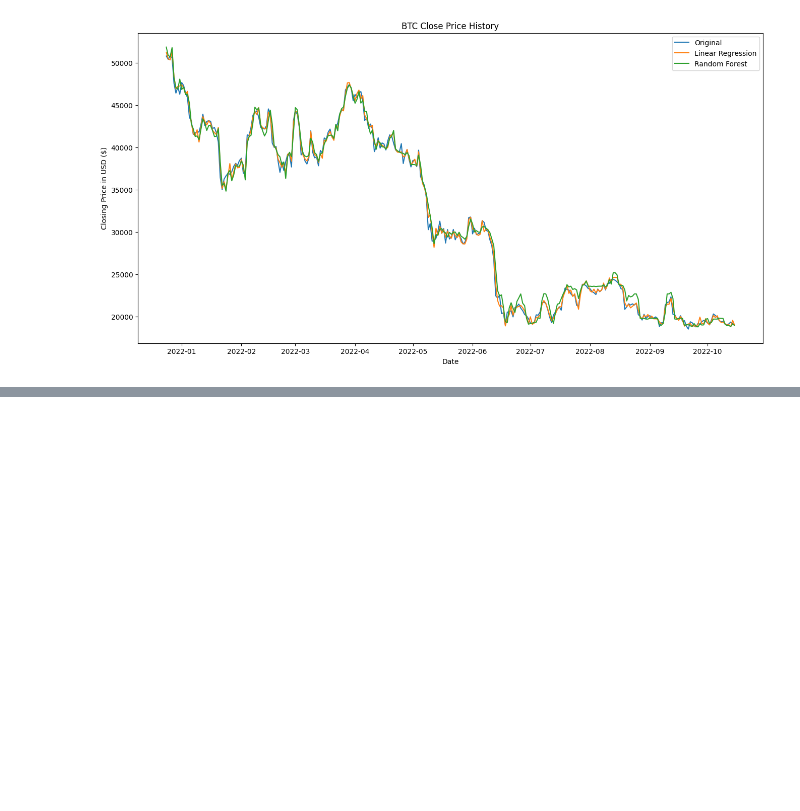
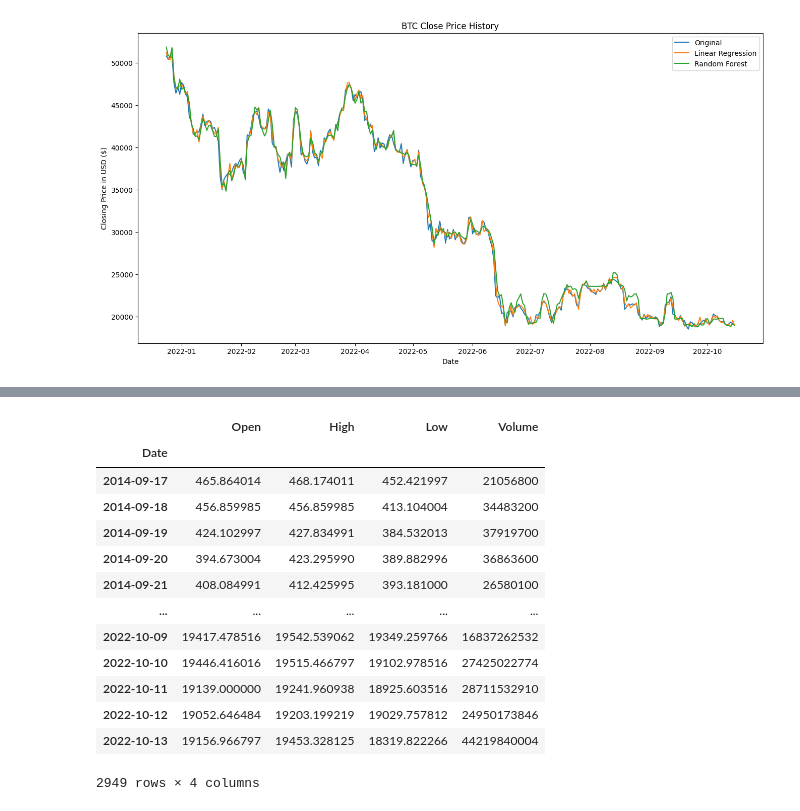
Before and after one commit to RompfRobert/Machine_Learning_and_Deep_Learning, a Jupyter notebook: MIB_Non-Neural_Machine_Learning/08_Assignement/rrompf_assignement_B.ipynb, the cells around one changed output, grey strips where cells are left out. Cells and saved outputs as stored; diff of their text form; code cells hidden in the pictures; blank space fills up the shorter version.

```diff
--- a/MIB_Non-Neural_Machine_Learning/08_Assignement/rrompf_assignement_B.ipynb
+++ b/MIB_Non-Neural_Machine_Learning/08_Assignement/rrompf_assignement_B.ipynb
@@ -377,0 +391,28 @@ plt.show()
+# %%
+# Create X and y variables shifted by the number of days we want to predict.
+X = df2.drop(['Close', 'Adj Close'], axis=1)[:-future_days]
+y = df2[['Close']][:-future_days]
+
+# Divide the dataset
+X_train, X_test, y_train, y_test = train_test_split(X, y, shuffle=False, test_size=0.2)
+
+# Train both models
+forest = RandomForestRegressor().fit(X_train, y_train)
+linear = LinearRegression().fit(X_train, y_train)
+
+X
+# %% [output]
+|  | Open | High | Low | Volume |
+| Date |  |  |  |  |
+| 2014-09-17 | 465.864014 | 468.174011 | 452.421997 | 21056800 |
+| 2014-09-18 | 456.859985 | 456.859985 | 413.104004 | 34483200 |
+| 2014-09-19 | 424.102997 | 427.834991 | 384.532013 | 37919700 |
+| 2014-09-20 | 394.673004 | 423.295990 | 389.882996 | 36863600 |
+| 2014-09-21 | 408.084991 | 412.425995 | 393.181000 | 26580100 |
+| ... | ... | ... | ... | ... |
+| 2022-10-09 | 19417.478516 | 19542.539062 | 19349.259766 | 16837262532 |
+| 2022-10-10 | 19446.416016 | 19515.466797 | 19102.978516 | 27425022774 |
+| 2022-10-11 | 19139.000000 | 19241.960938 | 18925.603516 | 28711532910 |
+| 2022-10-12 | 19052.646484 | 19203.199219 | 19029.757812 | 24950173846 |
+| 2022-10-13 | 19156.966797 | 19453.328125 | 18319.822266 | 44219840004 |
+2949 rows × 4 columns
```
Also changed, not shown: parts of 20 cells of this notebook.
